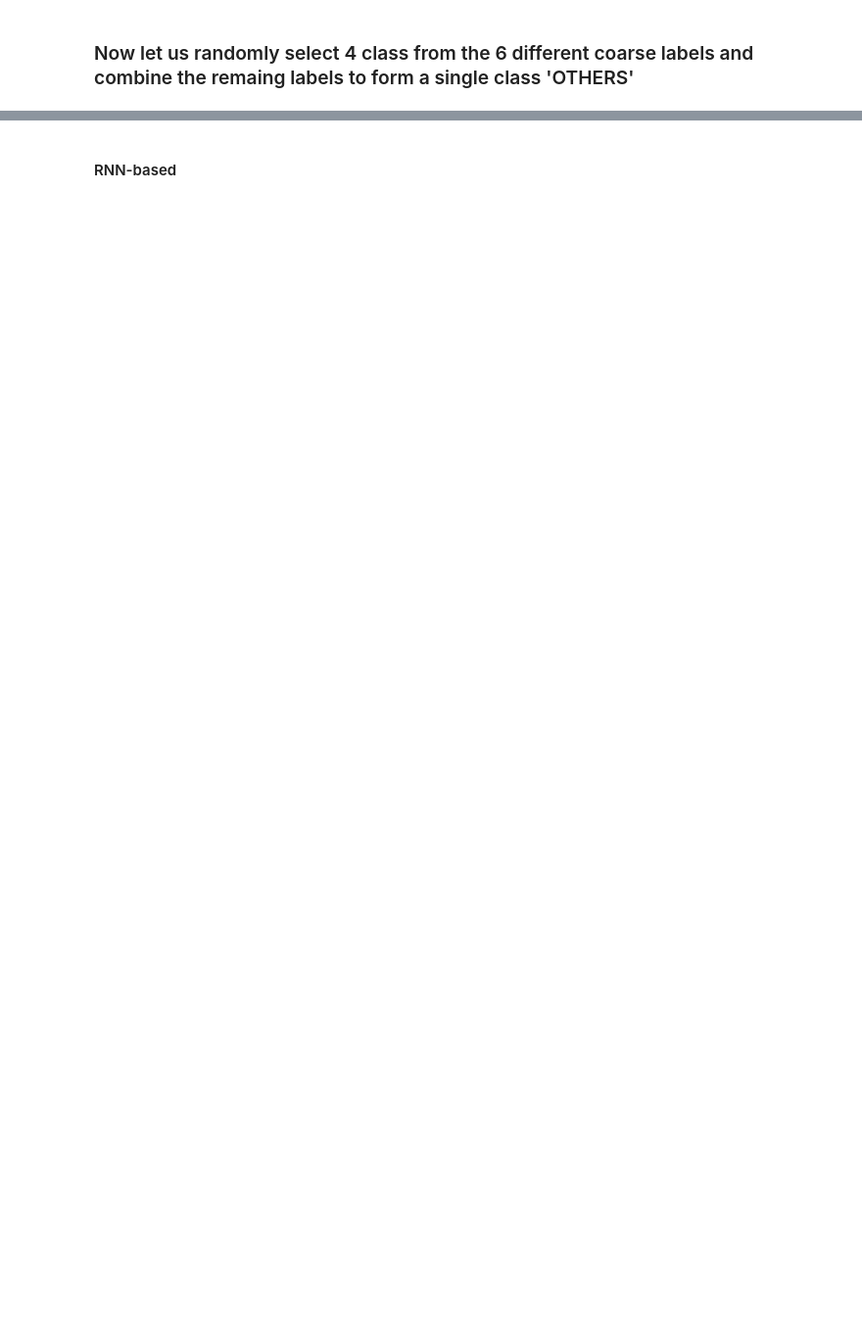
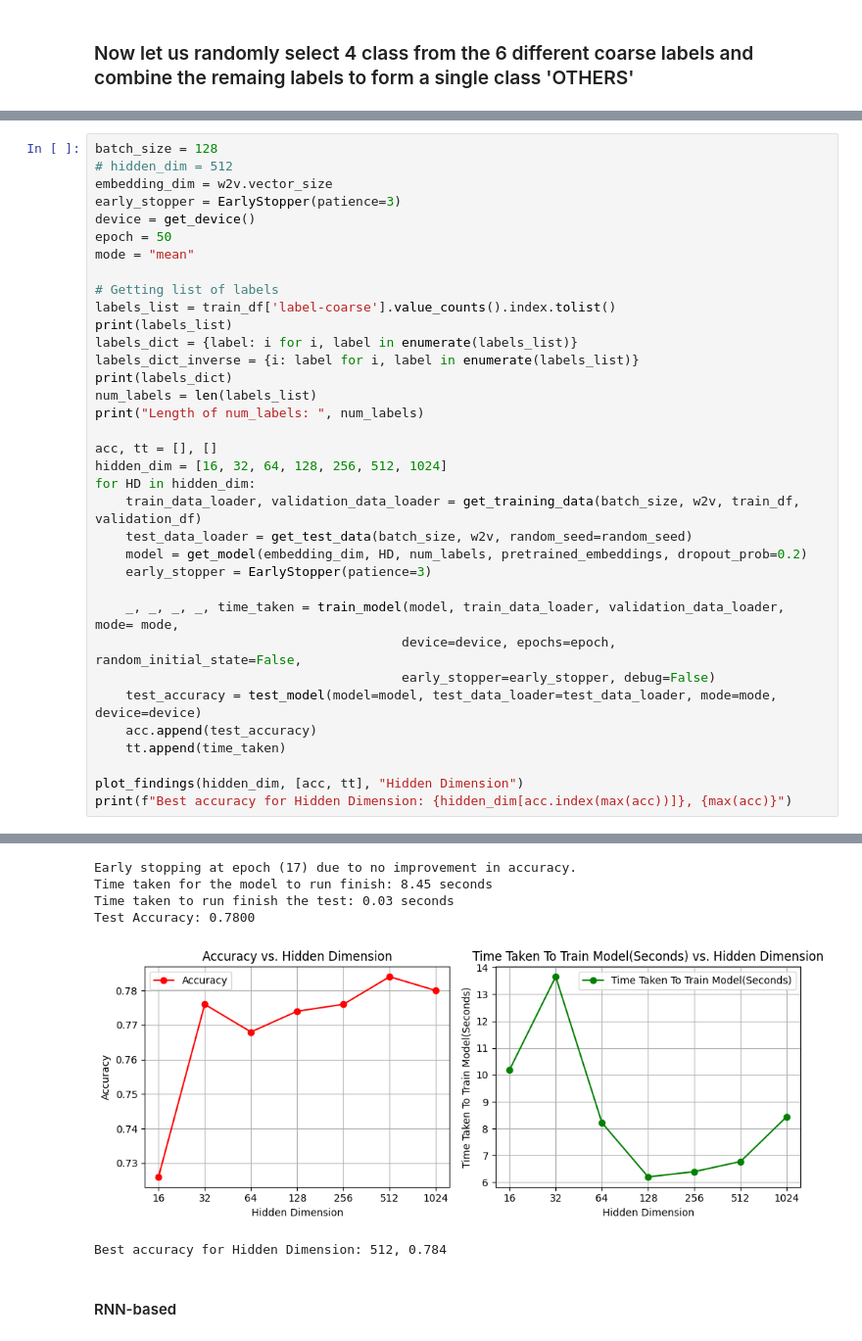
Before and after one commit to jordanlianhs/SC4002-Natural-Language-Processing, a Jupyter notebook: CZ4045 Part 1 latest copy Jordan.ipynb, the cells around one changed output, grey strips where cells are left out. Shown at 98% size. Saved outputs shown, nothing was run; the diff lists cells and outputs as text; blank space fills up the shorter version.

```diff
--- a/CZ4045 Part 1 latest copy Jordan.ipynb
+++ b/CZ4045 Part 1 latest copy Jordan.ipynb
@@ -1081,0 +814,36 @@ def sentence_to_avg_vector(sentence, w2v_model):
+# %%
+batch_size = 128
+# hidden_dim = 512
+embedding_dim = w2v.vector_size
+early_stopper = EarlyStopper(patience=3)
+device = get_device()
+epoch = 50
+mode = "mean"
+
+# Getting list of labels
+labels_list = train_df['label-coarse'].value_counts().index.tolist()
+print(labels_list)
+labels_dict = {label: i for i, label in enumerate(labels_list)}
+labels_dict_inverse = {i: label for i, label in enumerate(labels_list)}
+print(labels_dict)
+num_labels = len(labels_list)
+print("Length of num_labels: ", num_labels)
+
+acc, tt = [], []
+hidden_dim = [16, 32, 64, 128, 256, 512, 1024]
+for HD in hidden_dim:
+    train_data_loader, validation_data_loader = get_training_data(batch_size, w2v, train_df, validation_df)
+    test_data_loader = get_test_data(batch_size, w2v, random_seed=random_seed)
+    model = get_model(embedding_dim, HD, num_labels, pretrained_embeddings, dropout_prob=0.2)
+    early_stopper = EarlyStopper(patience=3)
+
+    _, _, _, _, time_taken = train_model(model, train_data_loader, validation_data_loader, mode= mode,
+                                        device=device, epochs=epoch, random_initial_state=False,
+                                        early_stopper=early_stopper, debug=False)
+    test_accuracy = test_model(model=model, test_data_loader=test_data_loader, mode=mode, device=device)
+    acc.append(test_accuracy)
+    tt.append(time_taken)
+
+plot_findings(hidden_dim, [acc, tt], "Hidden Dimension")
+print(f"Best accuracy for Hidden Dimension: {hidden_dim[acc.index(max(acc))]}, {max(acc)}")
+# %% [output]
@@ -1082,3 +878,9 @@ def sentence_to_avg_vector(sentence, w2v_model):
+Early stopping at epoch (17) due to no improvement in accuracy.
+Time taken for the model to run finish: 8.45 seconds
+Time taken to run finish the test: 0.03 seconds
+Test Accuracy: 0.7800
+[figure, added]
+Best accuracy for Hidden Dimension: 512, 0.784
 # %% [markdown]
 #### RNN-based
 # %%
```
Also changed, not shown: parts of 93 cells of this notebook.
